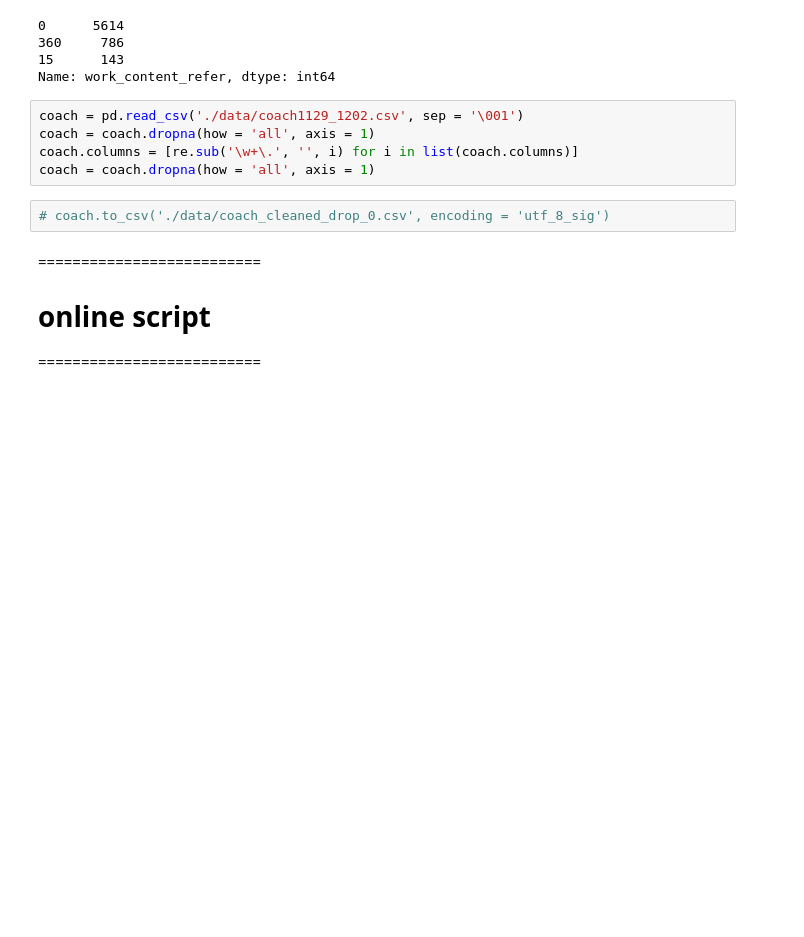
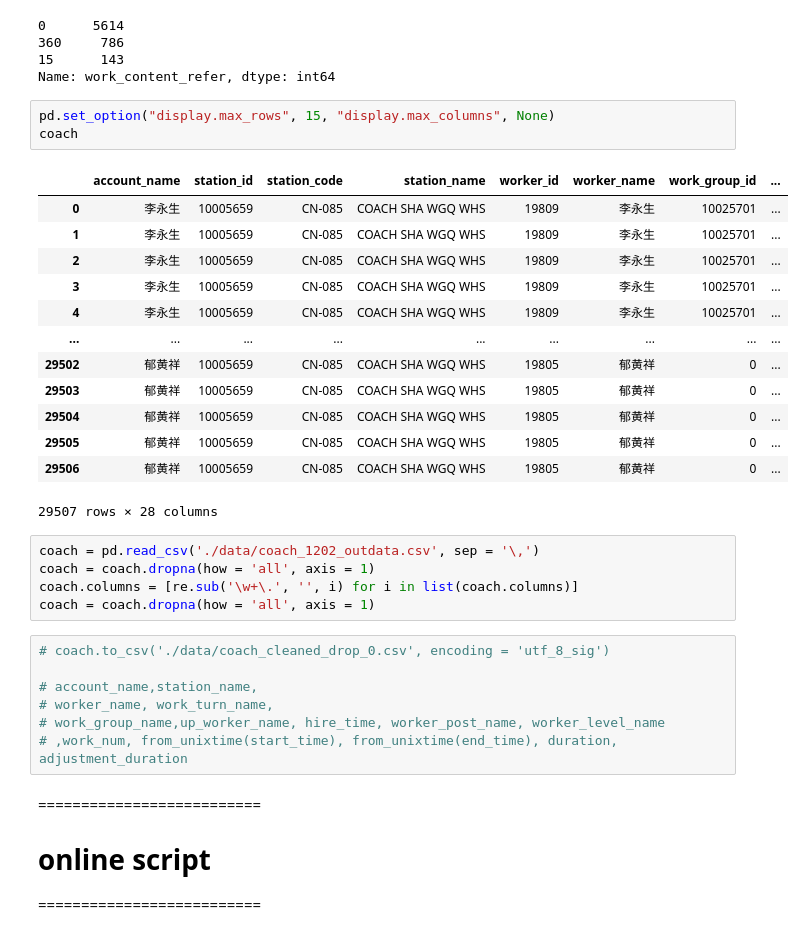
Before and after one commit to fyenne/play4_activity, a Jupyter notebook: acti_coach.ipynb, the cells around one changed output. Saved outputs shown, nothing was run; the diff lists cells and outputs as text; blank space fills up the shorter version.

```diff
--- a/acti_coach.ipynb
+++ b/acti_coach.ipynb
@@ -150,13 +159,35 @@ plot0_date('2021-11-28', 'work_content_refer')
 360     786
 15      143
 Name: work_content_refer, dtype: int64
+# %%
+pd.set_option("display.max_rows", 15, "display.max_columns", None)
+coach
+# %% [output]
+|  | account_name | station_id | station_code | station_name | worker_id | worker_name | work_group_id | ... |
+| 0 | 李永生 | 10005659 | CN-085 | COACH SHA WGQ WHS | 19809 | 李永生 | 10025701 | ... |
+| 1 | 李永生 | 10005659 | CN-085 | COACH SHA WGQ WHS | 19809 | 李永生 | 10025701 | ... |
+| 2 | 李永生 | 10005659 | CN-085 | COACH SHA WGQ WHS | 19809 | 李永生 | 10025701 | ... |
+| 3 | 李永生 | 10005659 | CN-085 | COACH SHA WGQ WHS | 19809 | 李永生 | 10025701 | ... |
+| 4 | 李永生 | 10005659 | CN-085 | COACH SHA WGQ WHS | 19809 | 李永生 | 10025701 | ... |
+| ... | ... | ... | ... | ... | ... | ... | ... | ... |
+| 29502 | 郁黄祥 | 10005659 | CN-085 | COACH SHA WGQ WHS | 19805 | 郁黄祥 | 0 | ... |
+| 29503 | 郁黄祥 | 10005659 | CN-085 | COACH SHA WGQ WHS | 19805 | 郁黄祥 | 0 | ... |
+| 29504 | 郁黄祥 | 10005659 | CN-085 | COACH SHA WGQ WHS | 19805 | 郁黄祥 | 0 | ... |
+| 29505 | 郁黄祥 | 10005659 | CN-085 | COACH SHA WGQ WHS | 19805 | 郁黄祥 | 0 | ... |
+| 29506 | 郁黄祥 | 10005659 | CN-085 | COACH SHA WGQ WHS | 19805 | 郁黄祥 | 0 | ... |
+29507 rows × 28 columns
 # %%
-coach = pd.read_csv('./data/coach1129_1202.csv', sep = '\001')
+coach = pd.read_csv('./data/coach_1202_outdata.csv', sep = '\,')
 coach = coach.dropna(how = 'all', axis = 1)
 coach.columns = [re.sub('\w+\.', '', i) for i in list(coach.columns)]
 coach = coach.dropna(how = 'all', axis = 1)
 # %%
 # coach.to_csv('./data/coach_cleaned_drop_0.csv', encoding = 'utf_8_sig')
+
+# account_name,station_name,
+# worker_name, work_turn_name,
+# work_group_name,up_worker_name, hire_time, worker_post_name, worker_level_name
+# ,work_num, from_unixtime(start_time), from_unixtime(end_time), duration, adjustment_duration
 # %% [markdown]
 ==========================
 # online script <br>
```
Also changed, not shown: parts of 2 cells of this notebook, 1 other file.
